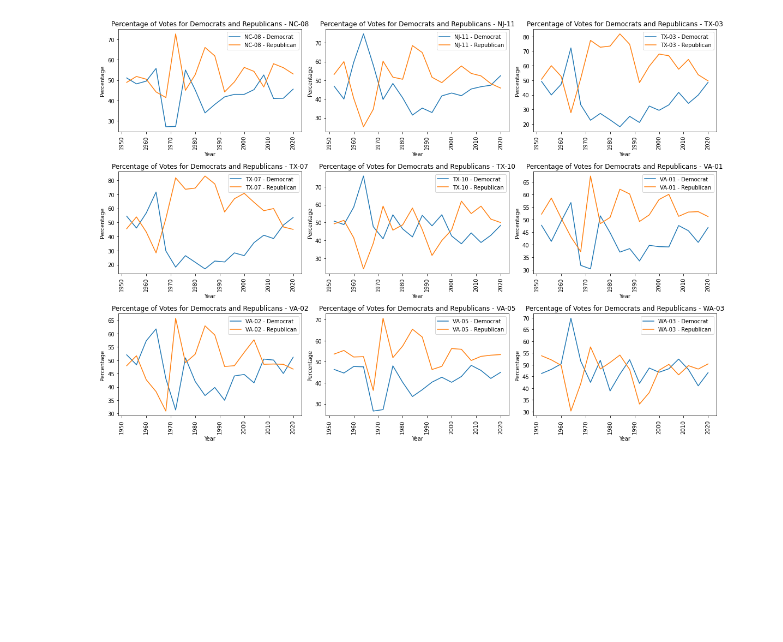
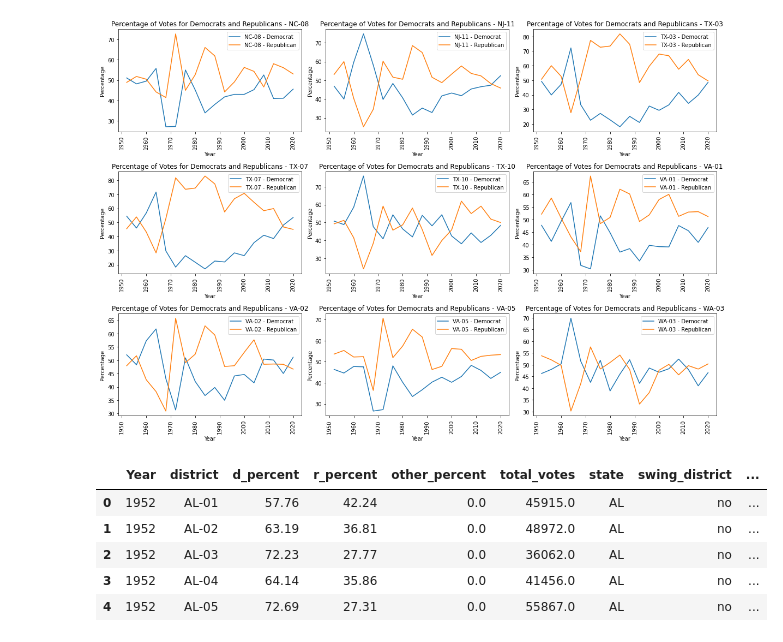
Before and after one commit to chrismiley87/capstone, a Jupyter notebook: election_data.ipynb, the cells around one changed output. Cells and saved outputs as stored; diff of their text form; code cells hidden in the pictures; blank space fills up the shorter version.

```diff
--- a/election_data.ipynb
+++ b/election_data.ipynb
@@ -615,6 +615,19 @@ plt.tight_layout()
 plt.show()
 # %% [output]
 [figure]
+# %%
+election_df['r_total_votes'] = election_df['r_percent'] * .01 * election_df['total_votes']
+election_df['r_total_votes'] = election_df['r_total_votes'].astype(int)
+election_df['d_total_votes'] = election_df['d_percent'] * .01 * election_df['total_votes']
+election_df['d_total_votes'] = election_df['d_total_votes'].astype(int)
+election_df.head()
+# %% [output]
+|  | Year | district | d_percent | r_percent | other_percent | total_votes | state | swing_district | ... |
+| 0 | 1952 | AL-01 | 57.76 | 42.24 | 0.0 | 45915.0 | AL | no | ... |
+| 1 | 1952 | AL-02 | 63.19 | 36.81 | 0.0 | 48972.0 | AL | no | ... |
+| 2 | 1952 | AL-03 | 72.23 | 27.77 | 0.0 | 36062.0 | AL | no | ... |
+| 3 | 1952 | AL-04 | 64.14 | 35.86 | 0.0 | 41456.0 | AL | no | ... |
+| 4 | 1952 | AL-05 | 72.69 | 27.31 | 0.0 | 55867.0 | AL | no | ... |
 # %%
 state_election_df = election_df.groupby(['state', 'Year']).agg({
     'total_votes': 'sum',
```
Also changed, not shown: parts of 4 cells of this notebook.
